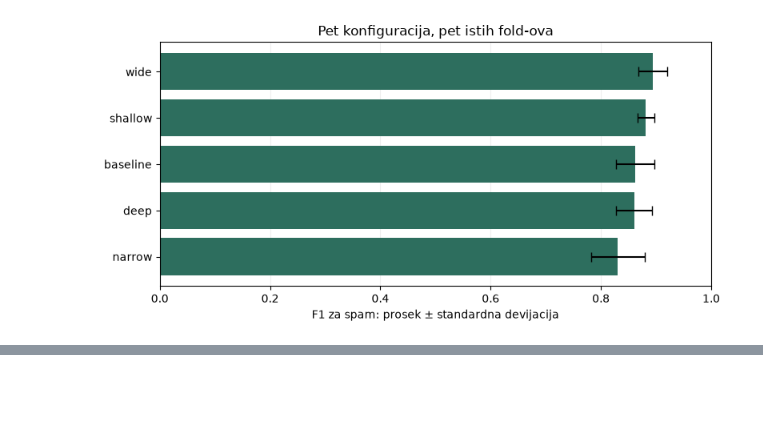
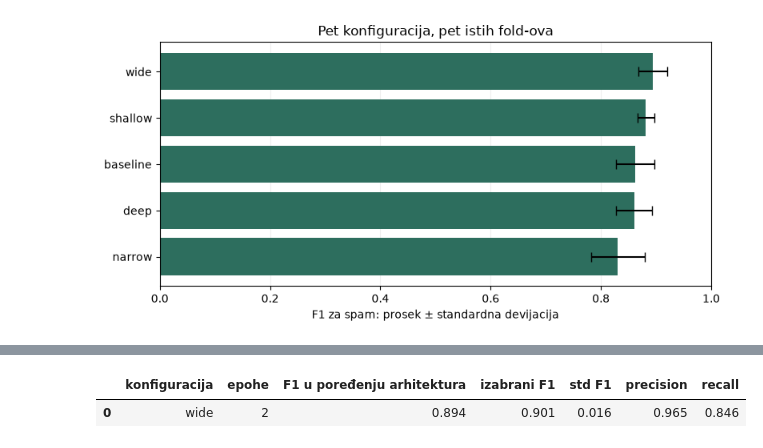
Before and after one commit to bogdanm01/SMS-Spam-Detection, a Jupyter notebook: notebooks/03_dataset_and_model.ipynb, the cells around one changed output, grey strips where cells are left out. Drawn from its saved outputs; the diff is of its cells as text; code cells hidden in the pictures; blank space fills up the shorter version.

Commit message:
evaluate final model

```diff
--- a/notebooks/03_dataset_and_model.ipynb
+++ b/notebooks/03_dataset_and_model.ipynb
@@ -470,0 +476,16 @@ Po unapred izabranom poređenju posle treće epohe, **wide** ima najveći prose
+# %%
+from src.select_model import select_configuration
+
+selection = select_configuration(comparison_history)
+pd.DataFrame([{
+    "konfiguracija": selection["configuration"],
+    "epohe": selection["epochs"],
+    "F1 u poređenju arhitektura": selection["selection"]["mean_f1_at_comparison_epoch"],
+    "izabrani F1": selection["validation"]["mean_f1"],
+    "std F1": selection["validation"]["std_f1"],
+    "precision": selection["validation"]["mean_precision"],
+    "recall": selection["validation"]["mean_recall"],
+}]).round(3)
+# %% [output]
+|  | konfiguracija | epohe | F1 u poređenju arhitektura | izabrani F1 | std F1 | precision | recall |
+| 0 | wide | 2 | 0.894 | 0.901 | 0.016 | 0.965 | 0.846 |
```
Also changed, not shown: parts of 13 cells of this notebook, 9 other files.
